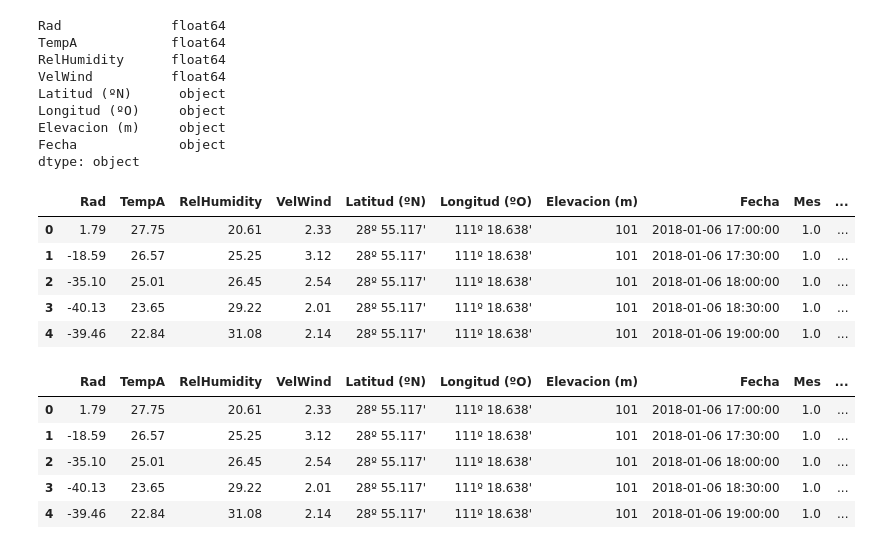
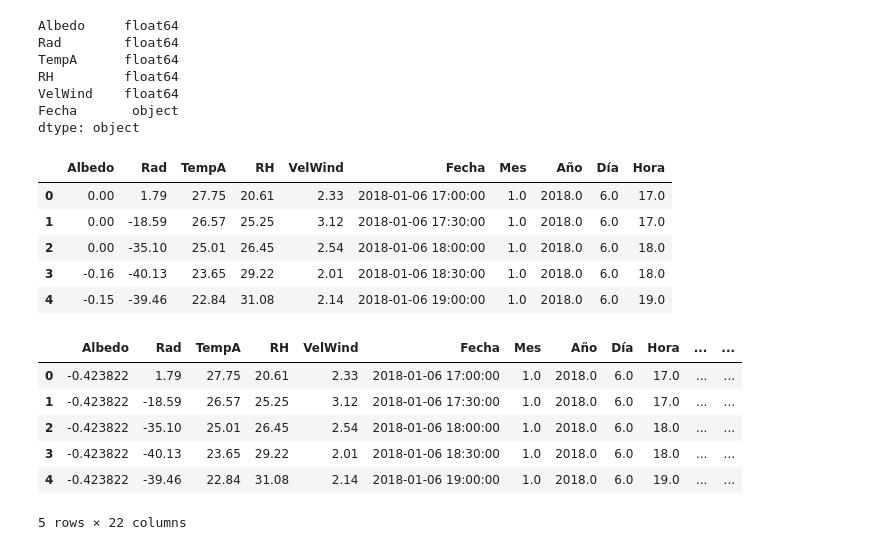
Before and after one commit to LuisGonzali/Fisica-Computacional, a Jupyter notebook: Evaluacion2/Evaluacion2.ipynb, the cells around one changed output. Cells and saved outputs as stored; diff of their text form; code cells hidden in the pictures.

```diff
--- a/Evaluacion2/Evaluacion2.ipynb
+++ b/Evaluacion2/Evaluacion2.ipynb
@@ -15,4 +16,5 @@ dfm = pd.DataFrame( pd.read_csv("MeteoVid18.csv", engine="python" ) )
 # %%
-dfm['Latitud (ºN)'] = "28º 55.117'"
-dfm['Longitud (ºO)'] = "111º 18.638'"
-dfm['Elevacion (m)'] = "101"
+#dfm['Latitud (ºN)'] = "28º 55.117'"
+#dfm['Longitud (ºO)'] = "111º 18.638'"
+#dfm['Elevacion (m)'] = "101"
+dfm.dtypes
@@ -19,6 +39,6 @@ dfm['Elevacion (m)'] = "101"
 # %%
-#Se eliminan las columnas innecesarias para el análisis (Unnamed)
+#Se eliminan las columnas innecesarias para el análisis
 dfm.drop( dfm.columns[19:35], axis=1, inplace=True )
-dfm.drop( dfm.columns[2:15], axis=1, inplace=True )
+dfm.drop( dfm.columns[2:14], axis=1, inplace=True )
 dfm.head()
 # %% [output]
@@ -44,18 +64,17 @@ dfm.head()
 # %%
 dfm.rename(columns={'AirTC_Avg':'TempA'}, inplace=True)
-dfm.rename(columns={'RH':'RelHumidity'}, inplace=True)
 dfm.rename(columns={'WS_ms_S_WVT':'VelWind'}, inplace=True)
 dfm.rename(columns={'Rn_Avg':'Rad'}, inplace=True)
+dfm.rename(columns={'albedo_Avg':'Albedo'}, inplace=True)
+dfm['Albedo'] = dfm['Albedo'].apply(lambda col:pd.to_numeric(col, errors='coerce'))
 dfm.dtypes
 # %% [output]
-Rad              float64
-TempA            float64
-RelHumidity      float64
-VelWind          float64
-Latitud (ºN)      object
-Longitud (ºO)     object
-Elevacion (m)     object
-Fecha             object
+Albedo     float64
+Rad        float64
+TempA      float64
+RH         float64
+VelWind    float64
+Fecha       object
 dtype: object
 # %%
 # Cambiamos TIMESTAMP a variable de tiempo.
@@ -68,33 +87,45 @@ dfm['Día'] = dfm['Fecha'].dt.day
 dfm['Hora'] = dfm ['Fecha'].dt.hour
 dfm.head()
 # %% [output]
-|  | Rad | TempA | RelHumidity | VelWind | Latitud (ºN) | Longitud (ºO) | Elevacion (m) | Fecha | Mes | ... |
-| 0 | 1.79 | 27.75 | 20.61 | 2.33 | 28º 55.117' | 111º 18.638' | 101 | 2018-01-06 17:00:00 | 1.0 | ... |
-| 1 | -18.59 | 26.57 | 25.25 | 3.12 | 28º 55.117' | 111º 18.638' | 101 | 2018-01-06 17:30:00 | 1.0 | ... |
-| 2 | -35.10 | 25.01 | 26.45 | 2.54 | 28º 55.117' | 111º 18.638' | 101 | 2018-01-06 18:00:00 | 1.0 | ... |
-| 3 | -40.13 | 23.65 | 29.22 | 2.01 | 28º 55.117' | 111º 18.638' | 101 | 2018-01-06 18:30:00 | 1.0 | ... |
-| 4 | -39.46 | 22.84 | 31.08 | 2.14 | 28º 55.117' | 111º 18.638' | 101 | 2018-01-06 19:00:00 | 1.0 | ... |
+|  | Albedo | Rad | TempA | RH | VelWind | Fecha | Mes | Año | Día | Hora |
+| 0 | 0.00 | 1.79 | 27.75 | 20.61 | 2.33 | 2018-01-06 17:00:00 | 1.0 | 2018.0 | 6.0 | 17.0 |
+| 1 | 0.00 | -18.59 | 26.57 | 25.25 | 3.12 | 2018-01-06 17:30:00 | 1.0 | 2018.0 | 6.0 | 17.0 |
+| 2 | 0.00 | -35.10 | 25.01 | 26.45 | 2.54 | 2018-01-06 18:00:00 | 1.0 | 2018.0 | 6.0 | 18.0 |
+| 3 | -0.16 | -40.13 | 23.65 | 29.22 | 2.01 | 2018-01-06 18:30:00 | 1.0 | 2018.0 | 6.0 | 18.0 |
+| 4 | -0.15 | -39.46 | 22.84 | 31.08 | 2.14 | 2018-01-06 19:00:00 | 1.0 | 2018.0 | 6.0 | 19.0 |
 # %%
 # Agrupamos la Temperatura por Año y Mes, y así sacamos el máximo y mínimo mensuales.
 dfm['VelWindmean'] = dfm.groupby(['Mes'])['VelWind'].transform('mean')
-dfm['Tmax'] = dfm.groupby(['Mes'])['TempA'].transform('max')
-dfm['Tmin'] = dfm.groupby(['Mes'])['TempA'].transform('min')
-dfm['RHmax'] = dfm.groupby(['Mes'])['RelHumidity'].transform('max')
-dfm['RHmin'] = dfm.groupby(['Mes'])['RelHumidity'].transform('min')
 
-dfm['RHmean'] = dfm.groupby(['Mes'])['RelHumidity'].transform('mean')
+dfm['Tempmax'] = dfm.groupby(['Mes','Día'])['TempA'].transform('max')
+dfm['Tempmin'] = dfm.groupby(['Mes','Día'])['TempA'].transform('min')
+
+dfm['Tmax'] = dfm.groupby(['Mes'])['Tempmax'].transform('mean')
+dfm['Tmin'] = dfm.groupby(['Mes'])['Tempmin'].transform('mean')
+
+dfm['Tmean'] = dfm.groupby(['Mes'])['TempA'].transform('mean')
+
+dfm["RelHmax"] =dfm.groupby(["Mes","Día"])['RH'].transform("max")
+dfm["RelHmin"] = dfm.groupby(["Mes","Día"])['RH'].transform("min")
+
+dfm['RHmax'] = dfm.groupby(['Mes'])['RelHmax'].transform('mean')
+dfm['RHmin'] = dfm.groupby(['Mes'])['RelHmin'].transform('mean')
+
+dfm['RHmean'] = dfm.groupby(['Mes'])['RH'].transform('mean')
 
 dfm['RadNet'] = dfm.groupby(['Mes'])['Rad'].transform('mean')
+dfm['Albedo'] = dfm.groupby(['Mes'])['Albedo'].transform('mean')
 dfm["Mes"]=dfm.Mes
 dfm["Año"]=dfm.Año
 dfm['Día']=dfm.Día
 dfm['Hora']=dfm.Hora
 dfm.head()
 # %% [output]
-|  | Rad | TempA | RelHumidity | VelWind | Latitud (ºN) | Longitud (ºO) | Elevacion (m) | Fecha | Mes | ... |
-| 0 | 1.79 | 27.75 | 20.61 | 2.33 | 28º 55.117' | 111º 18.638' | 101 | 2018-01-06 17:00:00 | 1.0 | ... |
-| 1 | -18.59 | 26.57 | 25.25 | 3.12 | 28º 55.117' | 111º 18.638' | 101 | 2018-01-06 17:30:00 | 1.0 | ... |
-| 2 | -35.10 | 25.01 | 26.45 | 2.54 | 28º 55.117' | 111º 18.638' | 101 | 2018-01-06 18:00:00 | 1.0 | ... |
-| 3 | -40.13 | 23.65 | 29.22 | 2.01 | 28º 55.117' | 111º 18.638' | 101 | 2018-01-06 18:30:00 | 1.0 | ... |
-| 4 | -39.46 | 22.84 | 31.08 | 2.14 | 28º 55.117' | 111º 18.638' | 101 | 2018-01-06 19:00:00 | 1.0 | ... |
+|  | Albedo | Rad | TempA | RH | VelWind | Fecha | Mes | Año | Día | Hora | ... | ... |
+| 0 | -0.423822 | 1.79 | 27.75 | 20.61 | 2.33 | 2018-01-06 17:00:00 | 1.0 | 2018.0 | 6.0 | 17.0 | ... | ... |
+| 1 | -0.423822 | -18.59 | 26.57 | 25.25 | 3.12 | 2018-01-06 17:30:00 | 1.0 | 2018.0 | 6.0 | 17.0 | ... | ... |
+| 2 | -0.423822 | -35.10 | 25.01 | 26.45 | 2.54 | 2018-01-06 18:00:00 | 1.0 | 2018.0 | 6.0 | 18.0 | ... | ... |
+| 3 | -0.423822 | -40.13 | 23.65 | 29.22 | 2.01 | 2018-01-06 18:30:00 | 1.0 | 2018.0 | 6.0 | 18.0 | ... | ... |
+| 4 | -0.423822 | -39.46 | 22.84 | 31.08 | 2.14 | 2018-01-06 19:00:00 | 1.0 | 2018.0 | 6.0 | 19.0 | ... | ... |
+5 rows × 22 columns
 # %%
```
Also changed, not shown: parts of 34 cells of this notebook, 4 other files.
